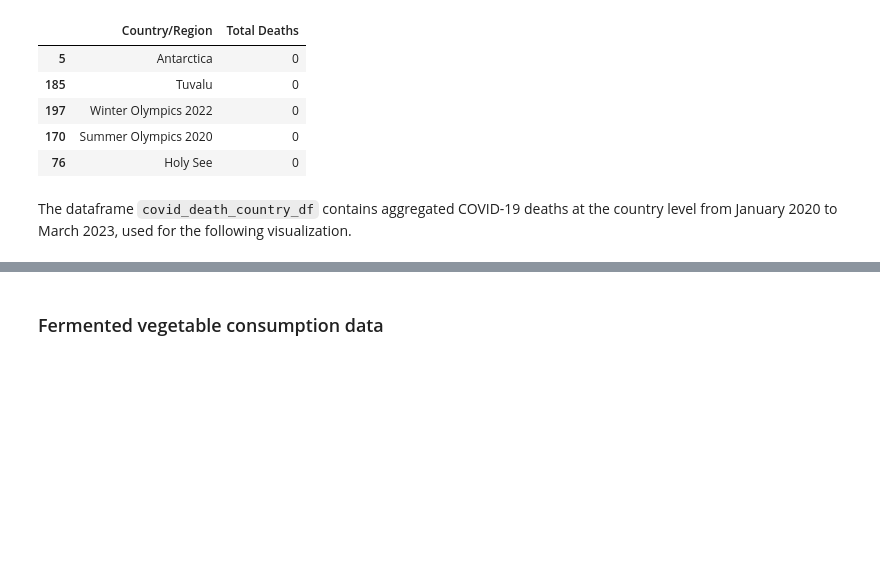
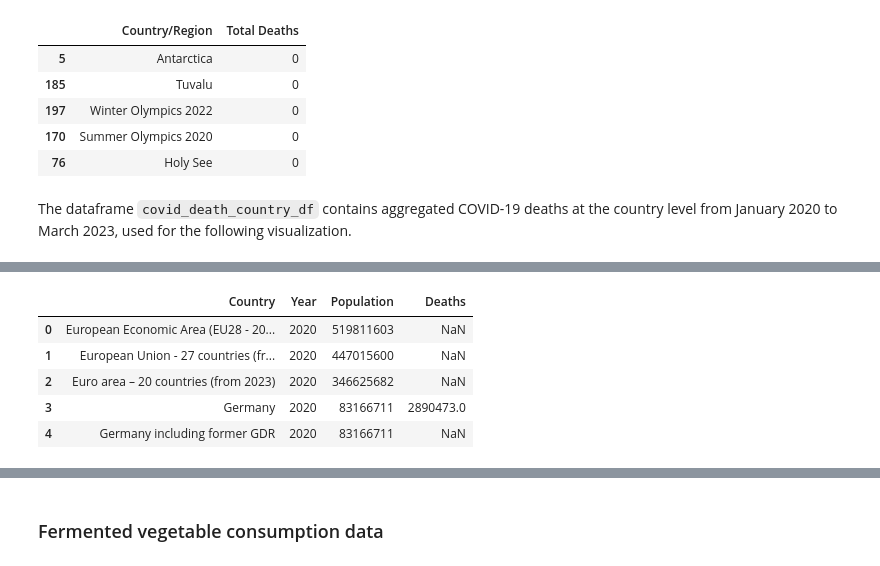
Before and after one commit to davidzhao1015/epi-interactive-map, a Jupyter notebook: interactive-map-covid-fermented-food.ipynb, the cells around one changed output, grey strips where cells are left out. Cells and saved outputs as stored; diff of their text form; code cells hidden in the pictures; blank space fills up the shorter version.

```diff
--- a/interactive-map-covid-fermented-food.ipynb
+++ b/interactive-map-covid-fermented-food.ipynb
@@ -112,0 +216,2 @@ The dataframe `covid_death_country_df` contains aggregated COVID-19 deaths at th
+# %%
+covid_death_df_agg['Year'] = covid_death_df_agg['Year'].astype(int)
@@ -112,0 +235,9 @@ The dataframe `covid_death_country_df` contains aggregated COVID-19 deaths at th
+# %%
+covid_death_pop_df.head()
+# %% [output]
+|  | Country | Year | Population | Deaths |
+| 0 | European Economic Area (EU28 - 20... | 2020 | 519811603 | NaN |
+| 1 | European Union - 27 countries (fr... | 2020 | 447015600 | NaN |
+| 2 | Euro area – 20 countries (from 2023) | 2020 | 346625682 | NaN |
+| 3 | Germany | 2020 | 83166711 | 2890473.0 |
+| 4 | Germany including former GDR | 2020 | 83166711 | NaN |
```
Also changed, not shown: parts of 30 cells of this notebook, 1 other file.
